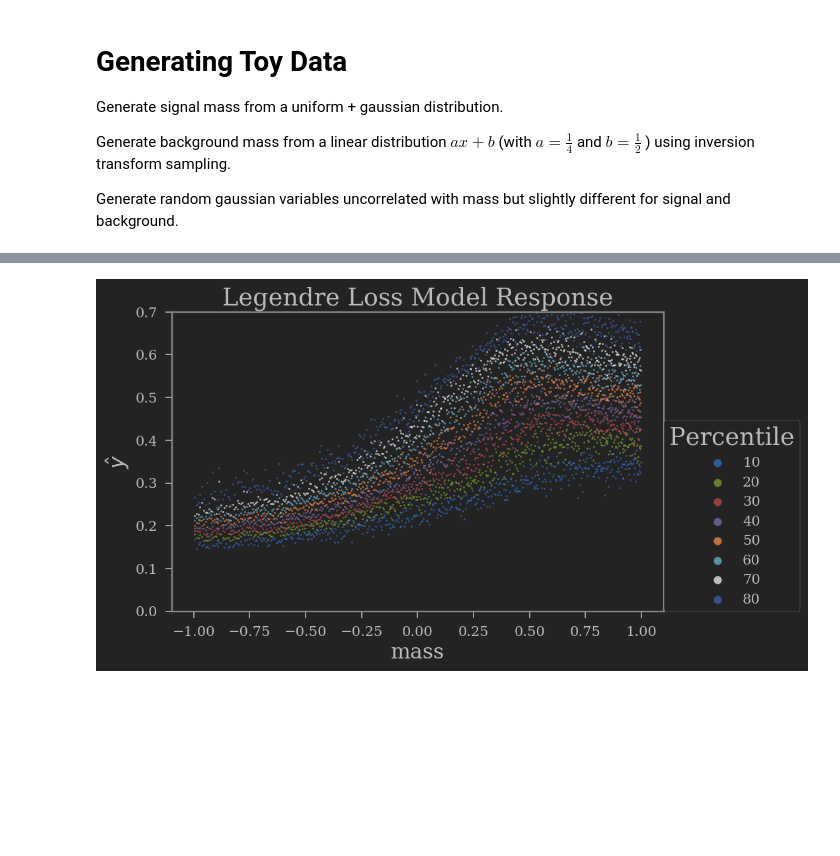
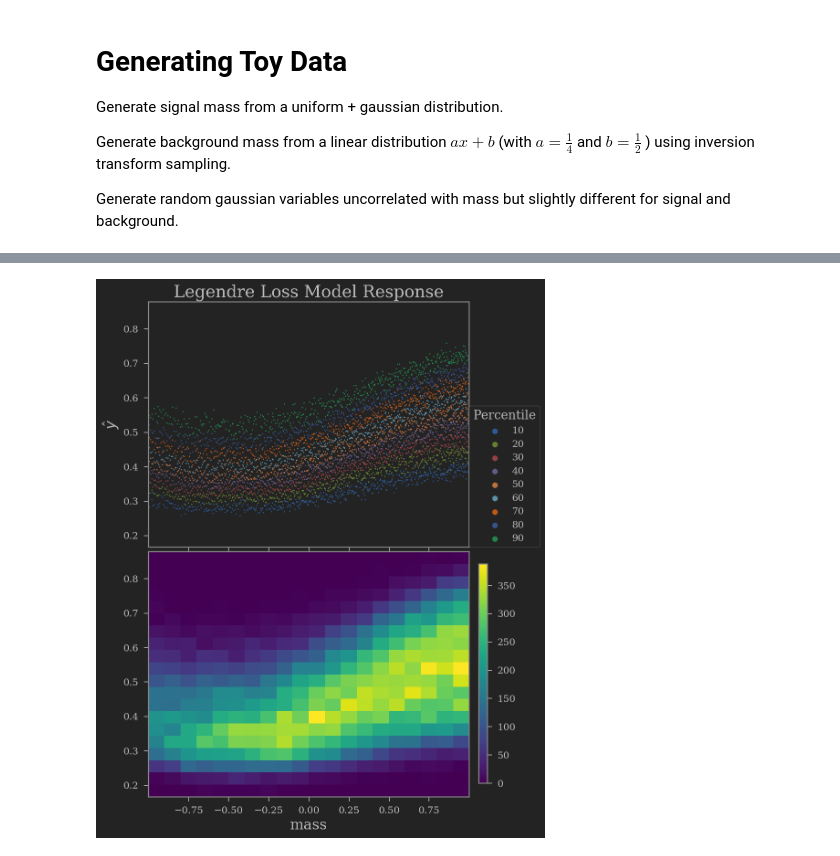
Before and after one commit to weissercn/UnbiasedML, a Jupyter notebook: UnbiasedML/LegendreToyUncorrVar.ipynb, the cells around one changed output, grey strips where cells are left out. Saved outputs shown, nothing was run; the diff lists cells and outputs as text; code cells hidden in the pictures; blank space fills up the shorter version.

```diff
--- a/UnbiasedML/LegendreToyUncorrVar.ipynb
+++ b/UnbiasedML/LegendreToyUncorrVar.ipynb
@@ -4,12 +4,13 @@ from matplotlib import pyplot as plt, rcParams
 import torch
 import torch.optim as optim
 import torch.nn as nn
+from matplotlib.colors import LogNorm
 
 from jupyterthemes import jtplot
 plt.style.use('dark_background')
 jtplot.style(theme='monokai', context='notebook', ticks=True, grid=False)
 np.random.seed(42)
-rcParams["font.size"] = 22
+rcParams["font.size"] = 16
 rcParams["text.usetex"] = False
 rcParams["font.serif"] = "Bitstream Vera Serif"
 rcParams["font.family"] = "serif"
@@ -220,5 +237,11 @@ metrics_train_base = Metrics()
 metrics_val_base = Metrics()
 model_base = Classifier()
 model_base.loss = torch.nn.MSELoss()
-model_base.fit(x_train_tensor,y_train_tensor,n_epochs=2000,metrics=[metrics_train_base,metrics_val_base], val_data=[x_val_tensor,y_val_tensor])
+model_base.fit(x_train_tensor[:,1:],y_train_tensor,n_epochs=2000,
+               metrics=[metrics_train_base,metrics_val_base],
+               val_data=[x_val_tensor[:,1:],y_val_tensor])
+
+print(metrics_val_base.accs[-1])
+print(metrics_val_base.signalE[-1])
+print(metrics_val_base.backgroundE[-1])
 # %% [output]
@@ -265,5 +294,11 @@ metrics_train_legendre = Metrics()
 metrics_val_legendre = Metrics()
 model_legendre = Classifier()
 model_legendre.loss = LegendreLoss(frac=0.55)
-model_legendre.fit(x_train_tensor,y_train_tensor,n_epochs=2000,metrics=[metrics_train_legendre,metrics_val_legendre], val_data=[x_val_tensor,y_val_tensor])
+model_legendre.fit(x_train_tensor[:,1:],y_train_tensor,n_epochs=2000,
+                   metrics=[metrics_train_legendre,metrics_val_legendre],
+                   val_data=[x_val_tensor[:,1:],y_val_tensor])
+
+print(metrics_val_legendre.accs[-1])
+print(metrics_val_legendre.signalE[-1])
+print(metrics_val_legendre.backgroundE[-1])
 # %% [output]
@@ -287,21 +322,27 @@ Epoch:1999/2000 || Train: loss:0.0925, acc:70% || Test: loss: 0.1994, acc:70%
 # %%
-scores = np.array(model_legendre(x_test_tensor).tolist()).reshape(-1,100)
+scores = np.array(model_legendre(x_test_tensor[:,1:]).tolist()).reshape(-1,100)
 m = m_t.reshape(-1,100).mean(axis=1)
 ordered_score = scores.argsort(axis=1)
 scores = scores[np.arange(scores.shape[0])[:, None], ordered_score]
 
 
-ax, fig = plt.subplots(1,1,figsize=[8,5],dpi=120)
-for j,i in enumerate(range(10,scores.shape[1]-10,10)):
-    c = f"C{j}" if j!= 6 else f"w"
-    plt.scatter(m,scores[:,i],label=f"{int(i*100/scores.shape[1])}",alpha=0.7,s=2,c=c)
+fig, [ax1, ax2]  = plt.subplots(2,1,figsize=[8,5*2],dpi=120,sharex=True,sharey=True)
+for j,i in enumerate(range(10,scores.shape[1],10)):
+    c = f"C{j}" if j!= 6 else f"C11"
+    ax1.scatter(m,scores[:,i],label=f"{int(i*100/scores.shape[1])}",alpha=0.7,s=2,c=c)
+
     #plt.plot(m,legendre[:,i*10],label="fit",ls='--')
 #plt.scatter(x_train[:,0],jiang_scores,label="Jiang Response",c='w',alpha=0.5,s=1)
-plt.xlabel("mass",fontsize=19)
-plt.ylabel(r"$\hat{y}$",fontsize=19)
-plt.title("Legendre Loss Model Response",fontsize=22)
-plt.legend(loc=(1,0),markerscale=5,title="Percentile",ncol=1)
-plt.ylim([0,0.7])
+ax1.set_ylabel(r"$\hat{y}$",fontsize=19)
+ax1.set_title("Legendre Loss Model Response",fontsize=22)
+ax1.legend(loc=(1,0),markerscale=5,title="Percentile",ncol=1)
+
+_,_,_,h = ax2.hist2d(m_t,scores.flatten(),bins=20, label="all")#norm=LogNorm())
+cbaxes = fig.add_axes([0.86, 0.09, 0.02, 0.4])
+plt.colorbar(h,ax=ax2,cax = cbaxes)
+ax2.set_xlabel("mass",fontsize=19)
+#plt.ylim([0,0.7])
+fig.tight_layout(pad=0)
 plt.show()
 # %% [output]
-[figure, old version]
+[figure, new version]
```
Also changed, not shown: parts of 10 cells of this notebook.
